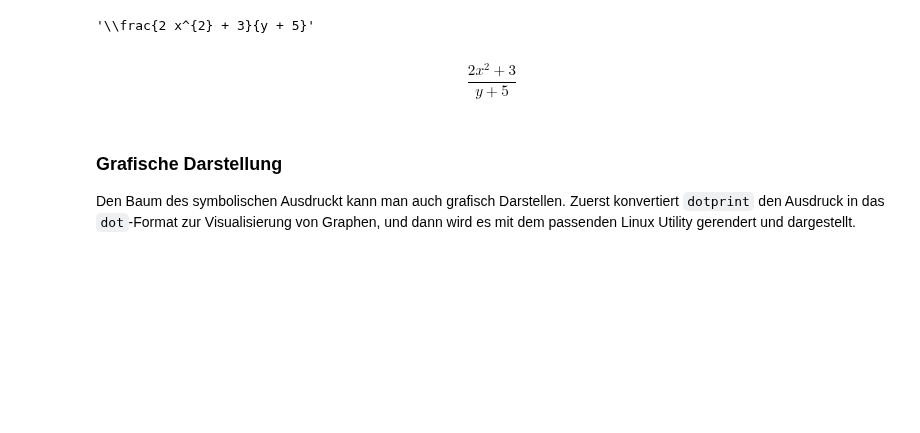
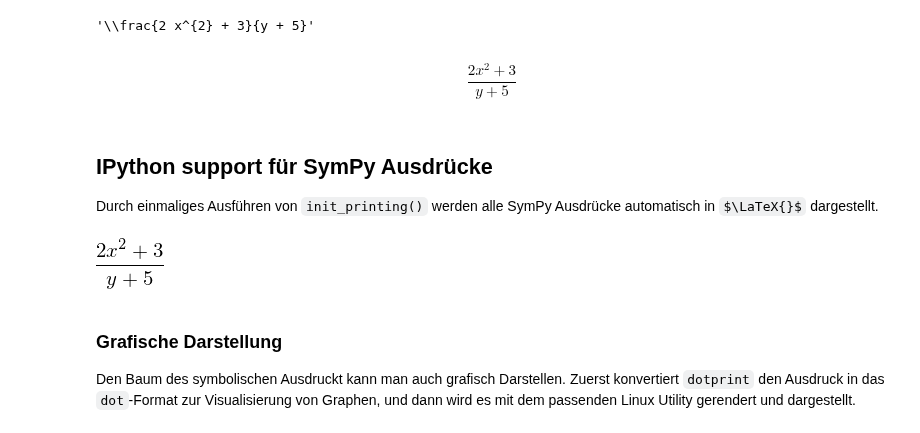
Before and after one commit to haraldschilly/python-fuer-mathematiker, a Jupyter notebook: doc/3-1-symbolisch_rechnen.ipynb, the cells around one changed output. Drawn from its saved outputs; the diff is of its cells as text; code cells hidden in the pictures; some formulas as TeX source; blank space fills up the shorter version.

```diff
--- a/doc/3-1-symbolisch_rechnen.ipynb
+++ b/doc/3-1-symbolisch_rechnen.ipynb
@@ -80,3 +80,7 @@ from IPython.display import Math
 Math(sy.latex(ex1))
 # %% [output]
 $$\frac{2 x^{2} + 3}{y + 5}$$
+# %% [markdown]
+## IPython support für SymPy Ausdrücke
+
+Durch einmaliges Ausführen von `init_printing()` werden alle SymPy Ausdrücke automatisch in $\LaTeX{}$ dargestellt.
@@ -83,3 +90,7 @@ $$\frac{2 x^{2} + 3}{y + 5}$$
+# %%
+ex1
+# %% [output]
+[figure, added]
 # %% [markdown]
 ### Grafische Darstellung
 
```
Also changed, not shown: parts of 61 cells of this notebook, 4 other files.
